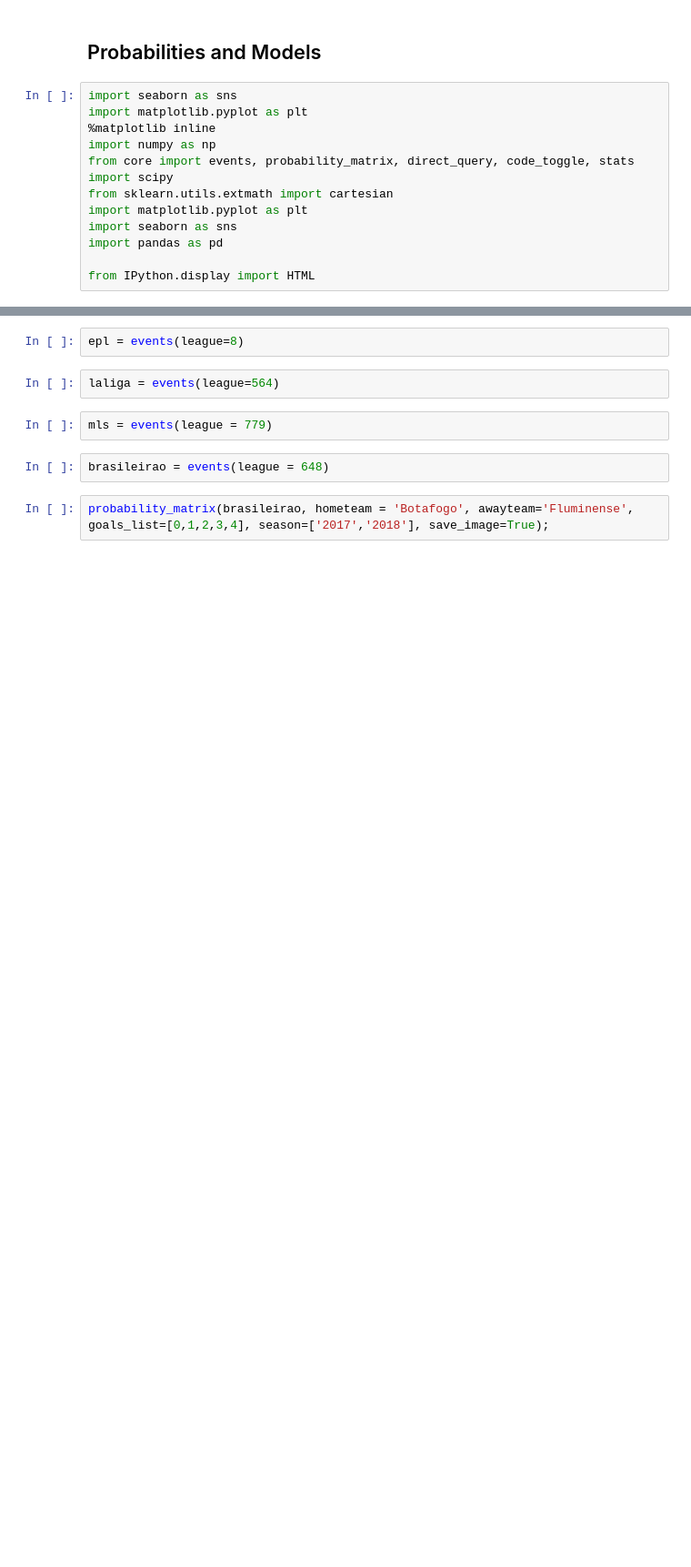
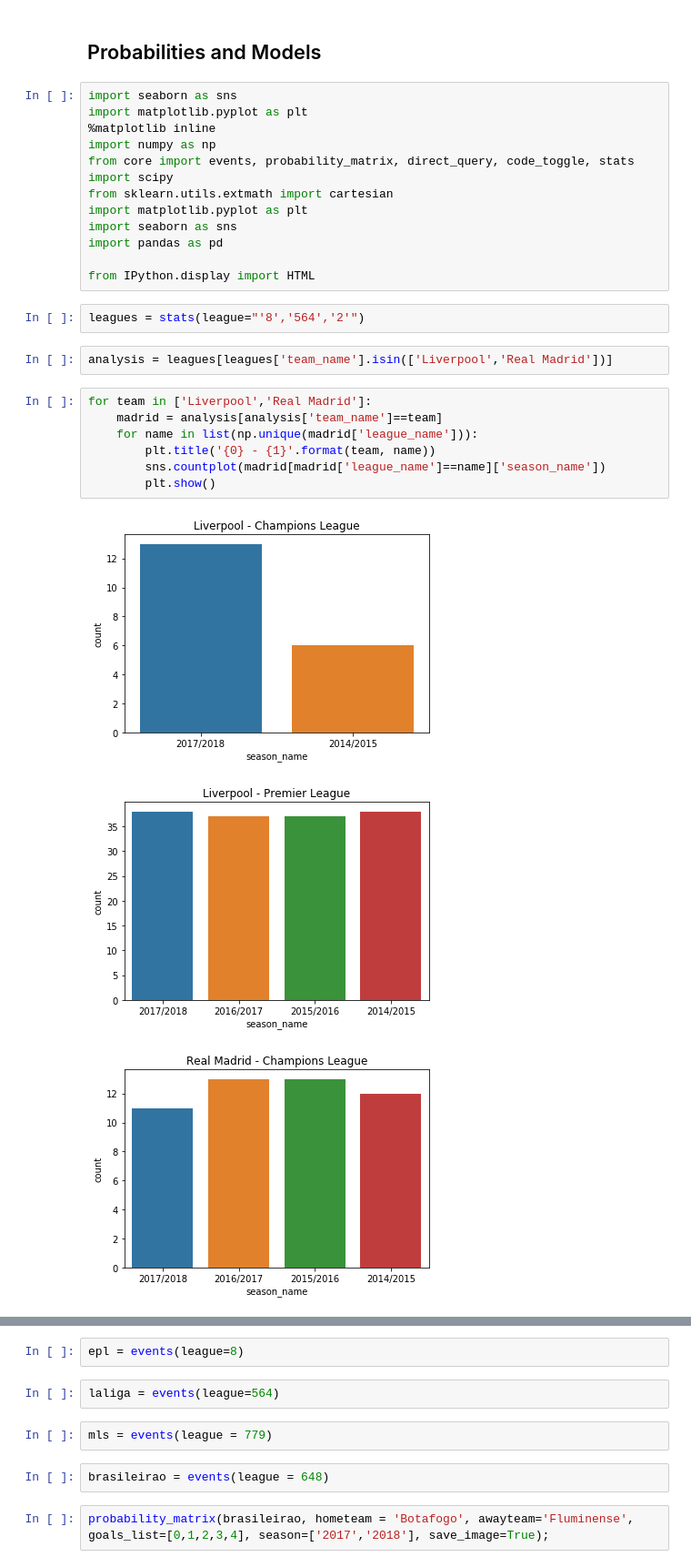
Before and after one commit to calestini/soccer_stats, a Jupyter notebook: Soccer Analysis.ipynb, the cells around one changed output, grey strips where cells are left out. Shown at 91% size. Cells and saved outputs as stored; diff of their text form; blank space fills up the shorter version.

Commit message:
Analyzed Champions League

```diff
--- a/Soccer Analysis.ipynb
+++ b/Soccer Analysis.ipynb
@@ -13,3 +13,18 @@ import seaborn as sns
 import pandas as pd
 
 from IPython.display import HTML
+# %%
+leagues = stats(league="'8','564','2'")
+# %%
+analysis = leagues[leagues['team_name'].isin(['Liverpool','Real Madrid'])]
+# %%
+for team in ['Liverpool','Real Madrid']:
+    madrid = analysis[analysis['team_name']==team]
+    for name in list(np.unique(madrid['league_name'])):
+        plt.title('{0} - {1}'.format(team, name))
+        sns.countplot(madrid[madrid['league_name']==name]['season_name'])
+        plt.show()
+# %% [output]
+[figure, added]
+[figure, added]
+[figure, added]
```
Also changed, not shown: parts of 24 cells of this notebook.
